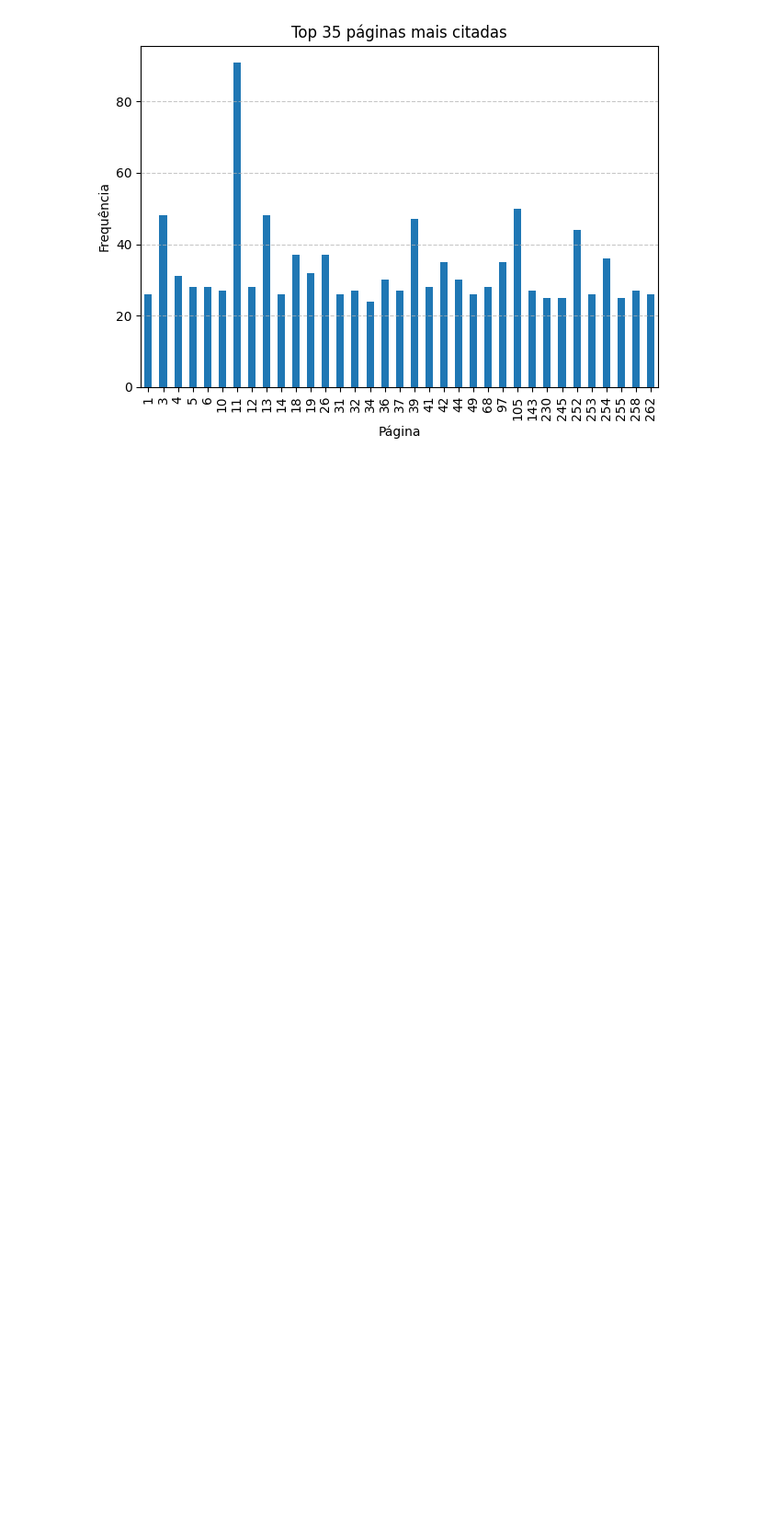
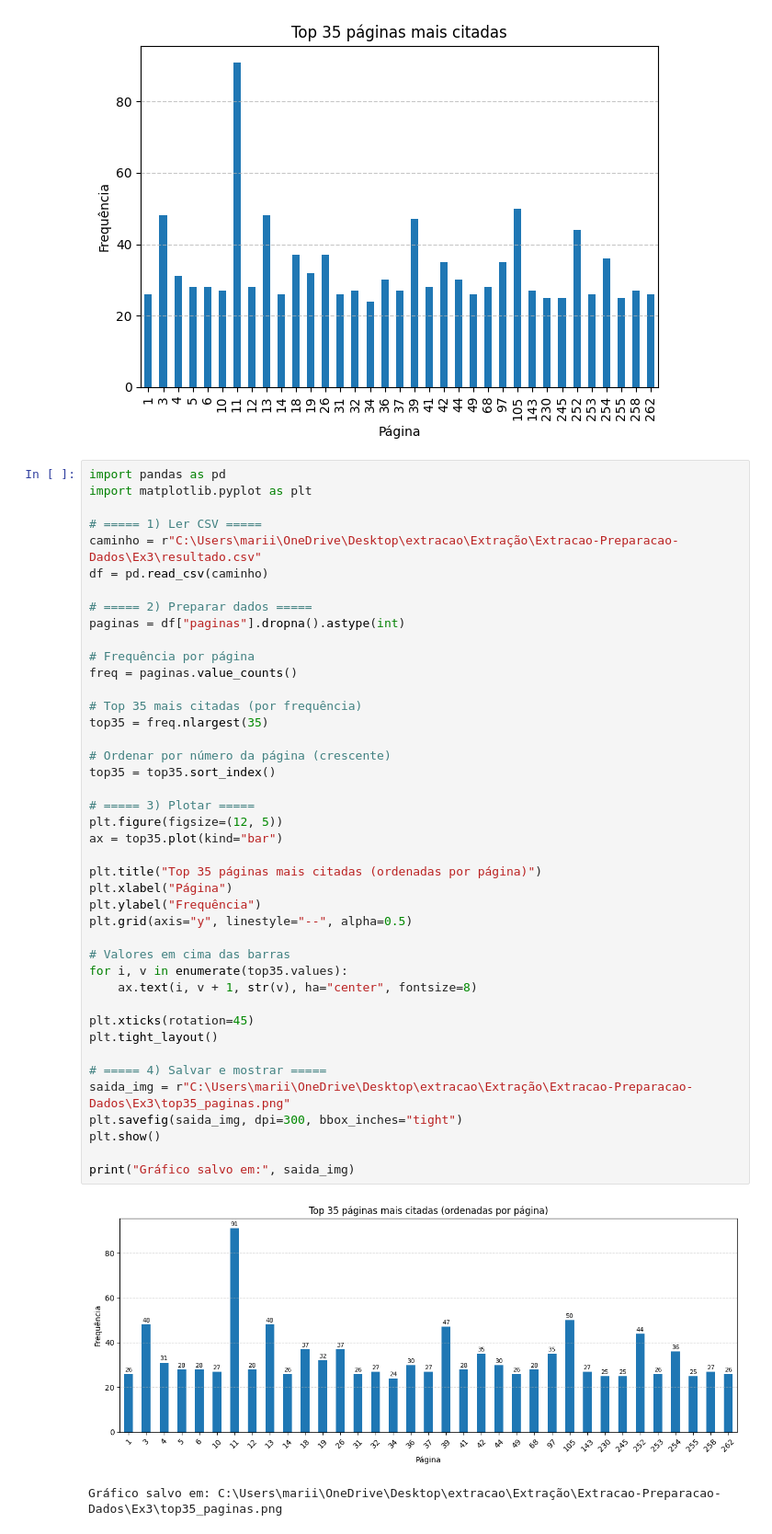
Before and after one commit to Nightmeari/Extracao-Preparacao-Dados, a Jupyter notebook: Ex3/aula.ipynb, the cells around one changed output. Shown at 92% size. Cells and saved outputs as stored; diff of their text form; blank space fills up the shorter version.

```diff
--- a/Ex3/aula.ipynb
+++ b/Ex3/aula.ipynb
@@ -119,3 +119,48 @@ plt.tight_layout()
 plt.show()
 # %% [output]
 [figure]
+# %%
+import pandas as pd
+import matplotlib.pyplot as plt
+
+# ===== 1) Ler CSV =====
+caminho = r"C:\Users\marii\OneDrive\Desktop\extracao\Extração\Extracao-Preparacao-Dados\Ex3\resultado.csv"
+df = pd.read_csv(caminho)
+
+# ===== 2) Preparar dados =====
+paginas = df["paginas"].dropna().astype(int)
+
+# Frequência por página
+freq = paginas.value_counts()
+
+# Top 35 mais citadas (por frequência)
+top35 = freq.nlargest(35)
+
+# Ordenar por número da página (crescente)
+top35 = top35.sort_index()
+
+# ===== 3) Plotar =====
+plt.figure(figsize=(12, 5))
+ax = top35.plot(kind="bar")
+
+plt.title("Top 35 páginas mais citadas (ordenadas por página)")
+plt.xlabel("Página")
+plt.ylabel("Frequência")
+plt.grid(axis="y", linestyle="--", alpha=0.5)
+
+# Valores em cima das barras
+for i, v in enumerate(top35.values):
+    ax.text(i, v + 1, str(v), ha="center", fontsize=8)
+
+plt.xticks(rotation=45)
+plt.tight_layout()
+
+# ===== 4) Salvar e mostrar =====
+saida_img = r"C:\Users\marii\OneDrive\Desktop\extracao\Extração\Extracao-Preparacao-Dados\Ex3\top35_paginas.png"
+plt.savefig(saida_img, dpi=300, bbox_inches="tight")
+plt.show()
+
+print("Gráfico salvo em:", saida_img)
+# %% [output]
+[figure, added]
+Gráfico salvo em: C:\Users\marii\OneDrive\Desktop\extracao\Extração\Extracao-Preparacao-Dados\Ex3\top35_paginas.png
```
Also changed, not shown: 1 other file.
